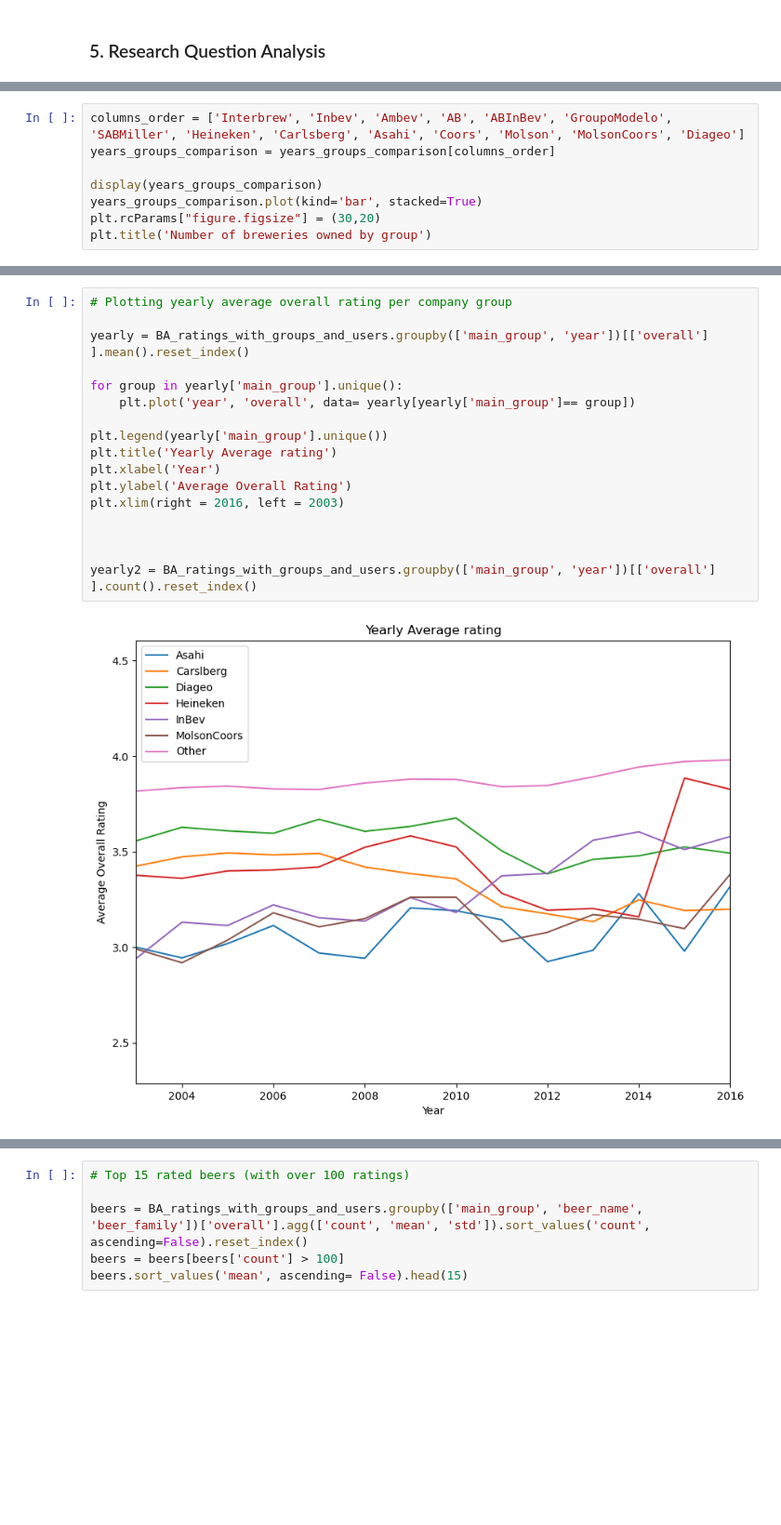
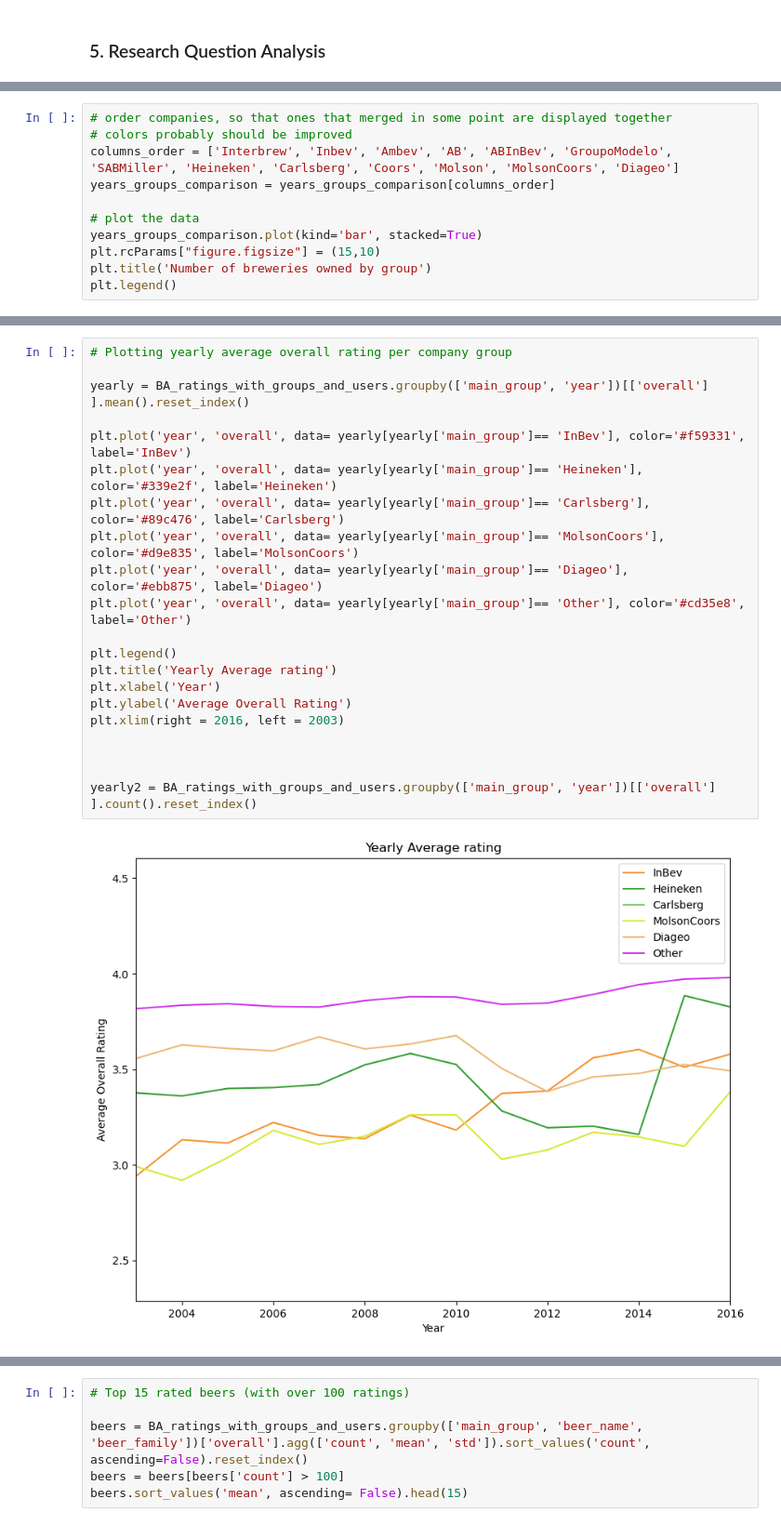
Before and after one commit to epfl-ada/ada-2023-project-tornada, a Jupyter notebook: P3.ipynb, the cells around one changed output, grey strips where cells are left out. Shown at 93% size. Drawn from its saved outputs; the diff is of its cells as text; blank space fills up the shorter version.

```diff
--- a/P3.ipynb
+++ b/P3.ipynb
@@ -533,9 +552,12 @@ years_groups_comparison.to_csv('group_breweries_across_years.csv')
 # %%
-columns_order = ['Interbrew', 'Inbev', 'Ambev', 'AB', 'ABInBev', 'GroupoModelo', 'SABMiller', 'Heineken', 'Carlsberg', 'Asahi', 'Coors', 'Molson', 'MolsonCoors', 'Diageo']
+# order companies, so that ones that merged in some point are displayed together
+# colors probably should be improved
+columns_order = ['Interbrew', 'Inbev', 'Ambev', 'AB', 'ABInBev', 'GroupoModelo', 'SABMiller', 'Heineken', 'Carlsberg', 'Coors', 'Molson', 'MolsonCoors', 'Diageo']
 years_groups_comparison = years_groups_comparison[columns_order]
 
-display(years_groups_comparison)
+# plot the data
 years_groups_comparison.plot(kind='bar', stacked=True)
-plt.rcParams["figure.figsize"] = (30,20)
+plt.rcParams["figure.figsize"] = (15,10)
 plt.title('Number of breweries owned by group')
+plt.legend()
 # %% [output]
@@ -637,19 +657,23 @@ plt.tight_layout()
 # %%
 # Plotting yearly average overall rating per company group
 
 yearly = BA_ratings_with_groups_and_users.groupby(['main_group', 'year'])[['overall'] ].mean().reset_index()
 
-for group in yearly['main_group'].unique():
-    plt.plot('year', 'overall', data= yearly[yearly['main_group']== group])
+plt.plot('year', 'overall', data= yearly[yearly['main_group']== 'InBev'], color='#f59331', label='InBev')
+plt.plot('year', 'overall', data= yearly[yearly['main_group']== 'Heineken'], color='#339e2f', label='Heineken')
+plt.plot('year', 'overall', data= yearly[yearly['main_group']== 'Carlsberg'], color='#89c476', label='Carlsberg')
+plt.plot('year', 'overall', data= yearly[yearly['main_group']== 'MolsonCoors'], color='#d9e835', label='MolsonCoors')
+plt.plot('year', 'overall', data= yearly[yearly['main_group']== 'Diageo'], color='#ebb875', label='Diageo')
+plt.plot('year', 'overall', data= yearly[yearly['main_group']== 'Other'], color='#cd35e8', label='Other')
 
-plt.legend(yearly['main_group'].unique())
+plt.legend()
 plt.title('Yearly Average rating')
 plt.xlabel('Year')
 plt.ylabel('Average Overall Rating')
 plt.xlim(right = 2016, left = 2003)
 
 
 
 yearly2 = BA_ratings_with_groups_and_users.groupby(['main_group', 'year'])[['overall'] ].count().reset_index()
 # %% [output]
-[figure, old version]
+[figure, new version]
```
Also changed, not shown: parts of 39 cells of this notebook, 1 other file.
